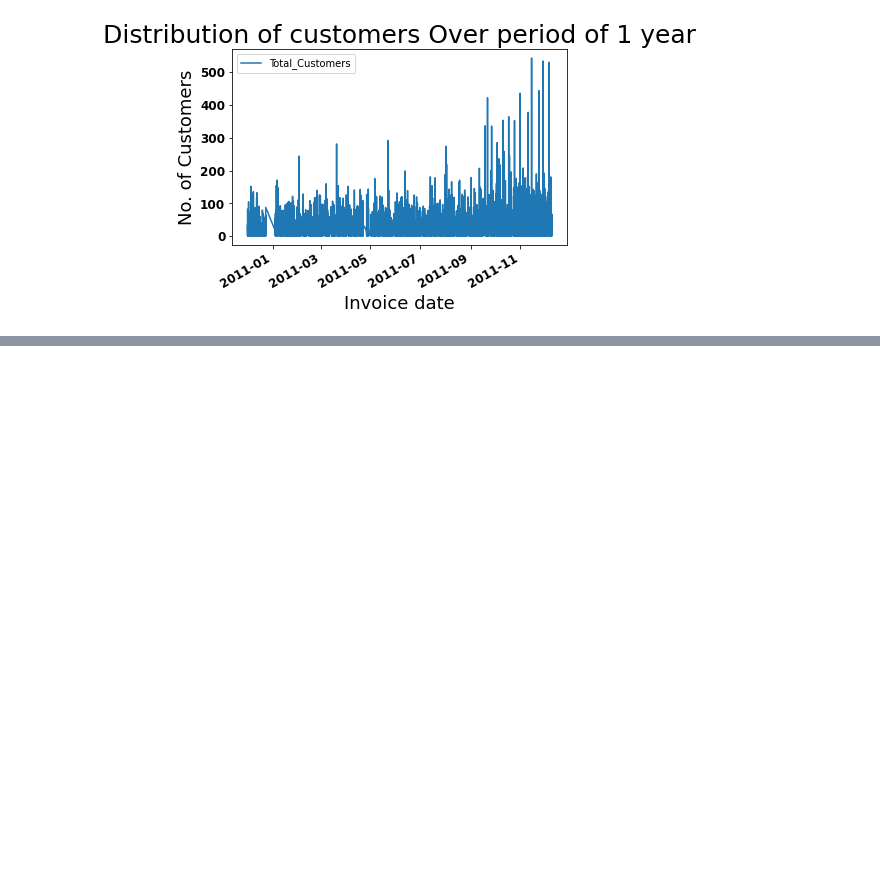
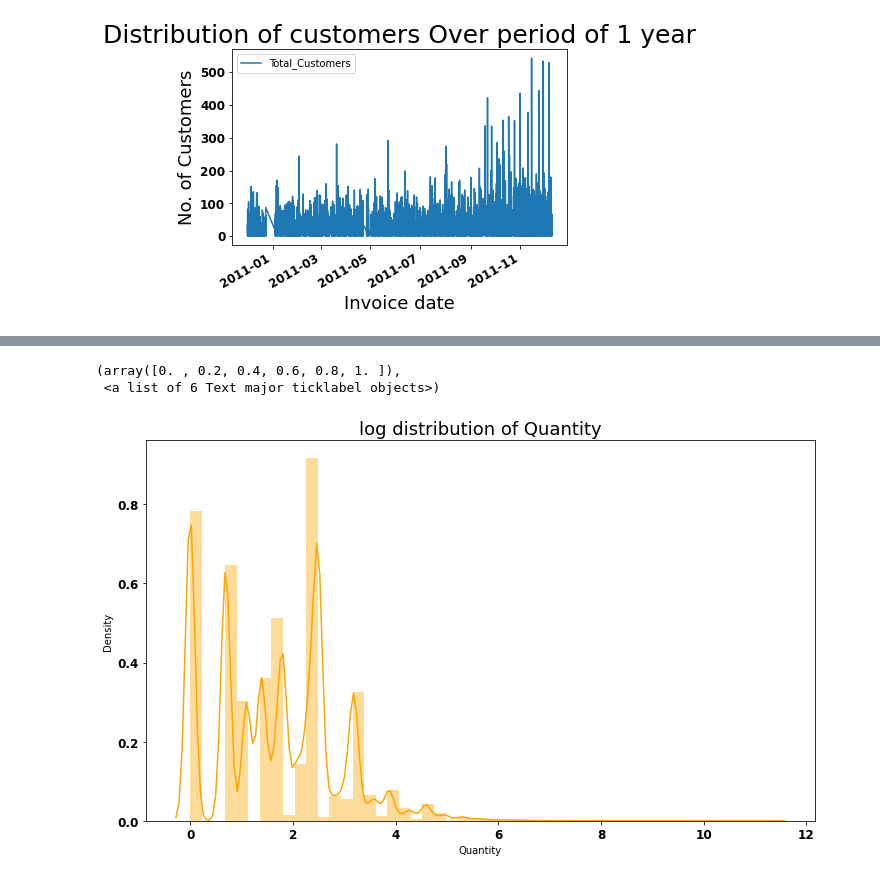
Before and after one commit to Shashankshekharpandey/Online-retail-customer-segmentation, a Jupyter notebook: Online_retail_customer_Segmentation.ipynb, the cells around one changed output, grey strips where cells are left out. Drawn from its saved outputs; the diff is of its cells as text; code cells hidden in the pictures; blank space fills up the shorter version.

```diff
--- a/Online_retail_customer_Segmentation.ipynb
+++ b/Online_retail_customer_Segmentation.ipynb
@@ -298,0 +371,11 @@ plt.show()
+# %%
+# Distribution plot for Quantity column
+plt.figure(figsize=(12,7))
+plt.title('log distribution of Quantity', SIZE =18)
+sns.distplot(np.log(customer_seg_df['Quantity']),color="Orange")
+plt.xticks(fontweight = 'bold' , fontsize = 12) # rotate the x-axis label by 45 degree angle
+plt.yticks(fontweight = 'bold' , fontsize = 12)
+# %% [output]
+(array([0. , 0.2, 0.4, 0.6, 0.8, 1. ]),
+ <a list of 6 Text major ticklabel objects>)
+[figure, added]
```
Also changed, not shown: parts of 10 cells of this notebook.
